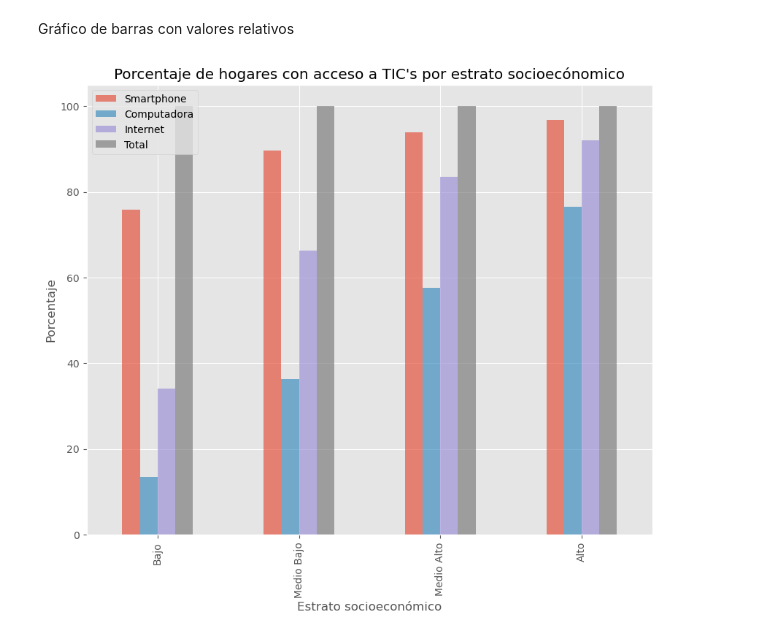
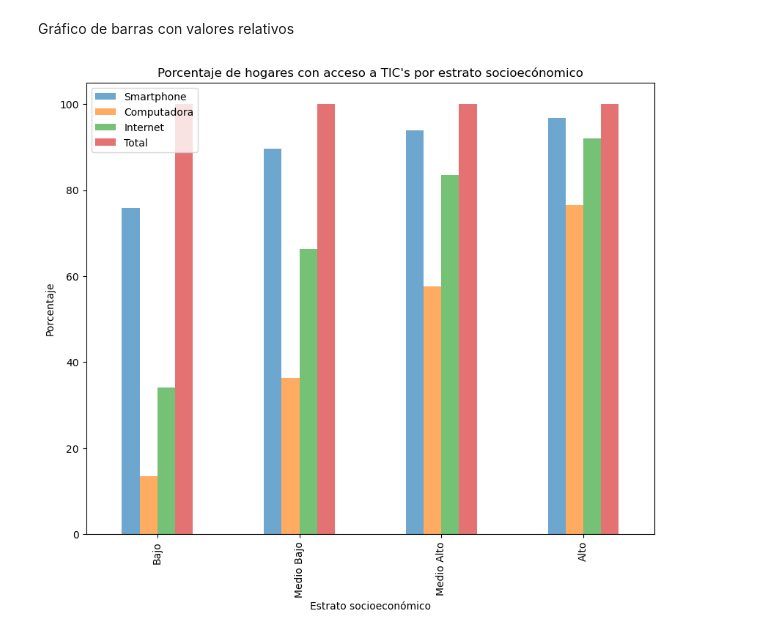
Before and after one commit to arturondg/PR-Brecha_Digital_Acceso_Mx, a Jupyter notebook: jupyter_notebooks/2.2.-First_Graphsv2.ipynb, the cells around one changed output. Cells and saved outputs as stored; diff of their text form; code cells hidden in the pictures.

```diff
--- a/jupyter_notebooks/2.2.-First_Graphsv2.ipynb
+++ b/jupyter_notebooks/2.2.-First_Graphsv2.ipynb
@@ -340,11 +336,13 @@ Importar librerías
 %matplotlib inline
 import matplotlib as mpl
 import matplotlib.pyplot as plt
-mpl.style.use('ggplot')
+#mpl.style.use('ggplot')
 import seaborn as sns
 # %% [markdown]
 Gráfico de barras con valores absolutos
 # %%
+sns.set()
+plt.rcParams.update(plt.rcParamsDefault)
 df_tic_hog_tot.plot(kind="bar",
                     alpha=0.65,
                     figsize=(8,6))
@@ -357,13 +355,15 @@ plt.show()
 # %% [markdown]
 Gráfico de barras con valores relativos
 # %%
+sns.set()
+plt.rcParams.update(plt.rcParamsDefault)
 df_tics_hog.plot(kind="bar",
                     alpha=0.65,
                     figsize=(10,8))
 plt.title("Porcentaje de hogares con acceso a TIC's por estrato socioecónomico")
 plt.ylabel("Porcentaje")
 plt.xlabel("Estrato socioeconómico")
 plt.show()
 # %% [output]
-[figure, old version]
+[figure, new version]
 # %%
```
Also changed, not shown: parts of 37 cells of this notebook, 1 other file.
